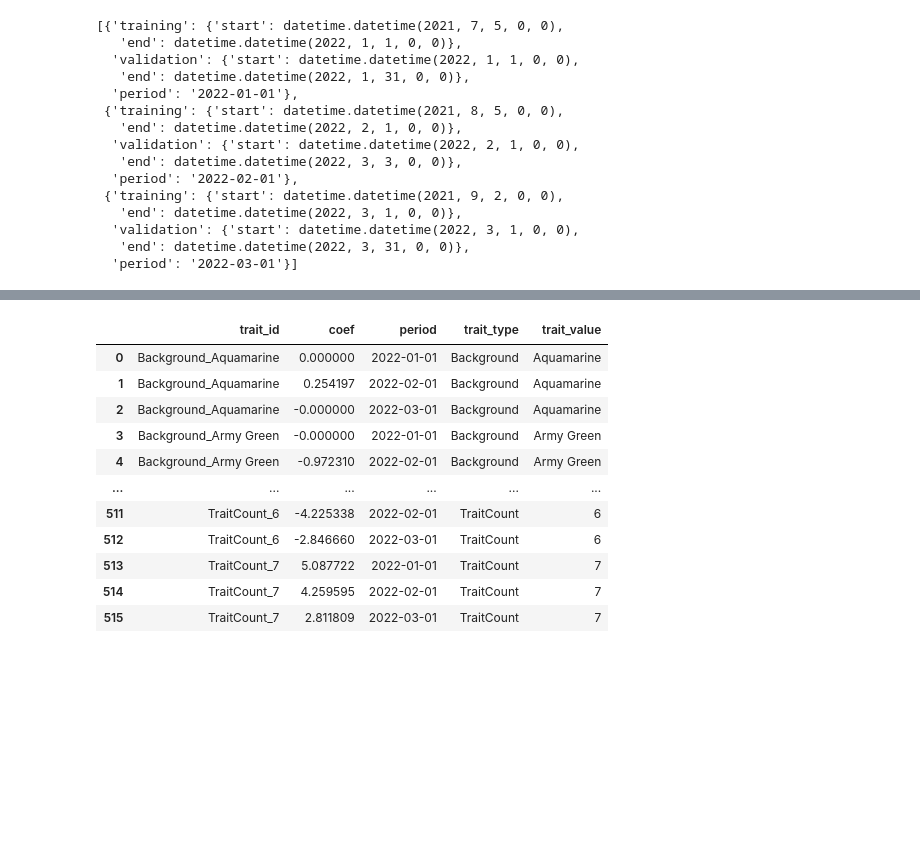
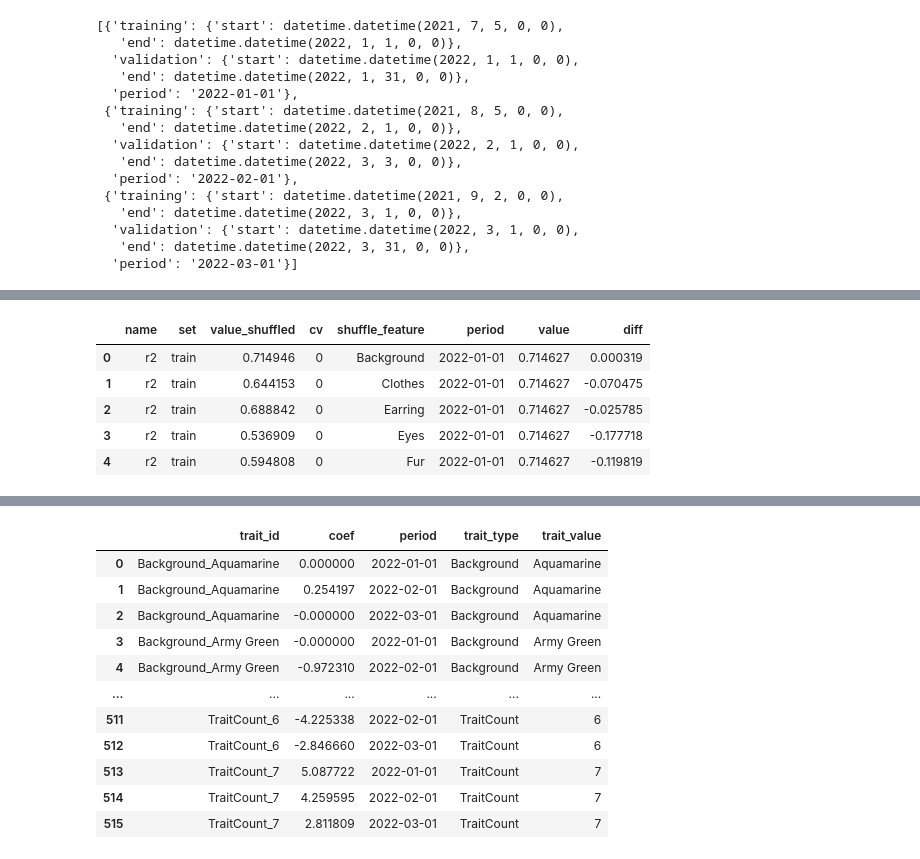
Before and after one commit to LBrinkmann/xai-nft, a Jupyter notebook: notebooks/model.ipynb, the cells around one changed output, grey strips where cells are left out. Cells and saved outputs as stored; diff of their text form; code cells hidden in the pictures; blank space fills up the shorter version.

```diff
--- a/notebooks/model.ipynb
+++ b/notebooks/model.ipynb
@@ -166,0 +186,11 @@ Out-Sample exp var 0.3357022561467069
+# %%
+shuffle_df = cvscores_df_sf.merge(cvscores_df_no_sf.drop(columns=['shuffle_feature']), on=['name', 'set', 'cv', 'period'], suffixes=('_shuffled', ''))
+shuffle_df['diff'] = shuffle_df['value_shuffled'] - shuffle_df['value']
+shuffle_df.head()
+# %% [output]
+|  | name | set | value_shuffled | cv | shuffle_feature | period | value | diff |
+| 0 | r2 | train | 0.714946 | 0 | Background | 2022-01-01 | 0.714627 | 0.000319 |
+| 1 | r2 | train | 0.644153 | 0 | Clothes | 2022-01-01 | 0.714627 | -0.070475 |
+| 2 | r2 | train | 0.688842 | 0 | Earring | 2022-01-01 | 0.714627 | -0.025785 |
+| 3 | r2 | train | 0.536909 | 0 | Eyes | 2022-01-01 | 0.714627 | -0.177718 |
+| 4 | r2 | train | 0.594808 | 0 | Fur | 2022-01-01 | 0.714627 | -0.119819 |
```
Also changed, not shown: parts of 12 cells of this notebook.
